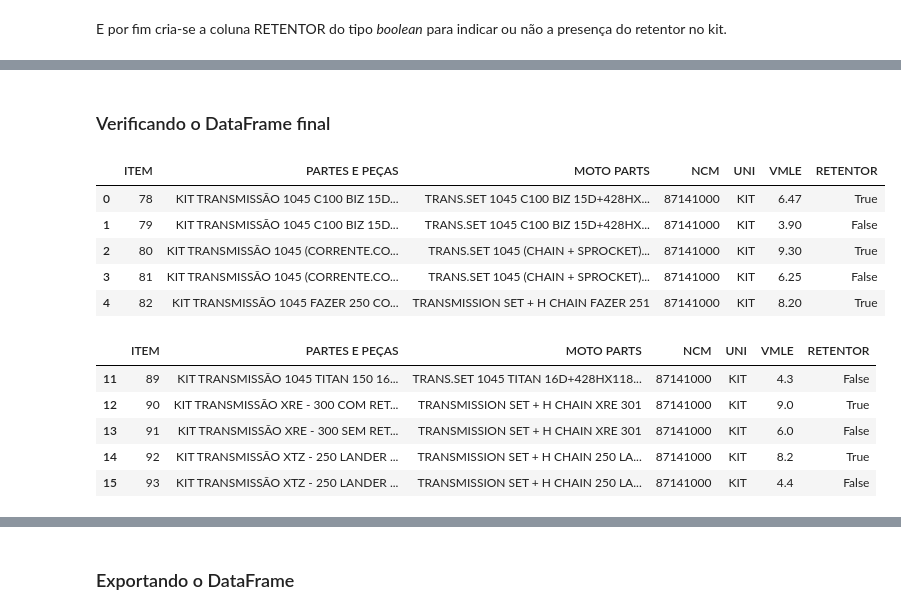
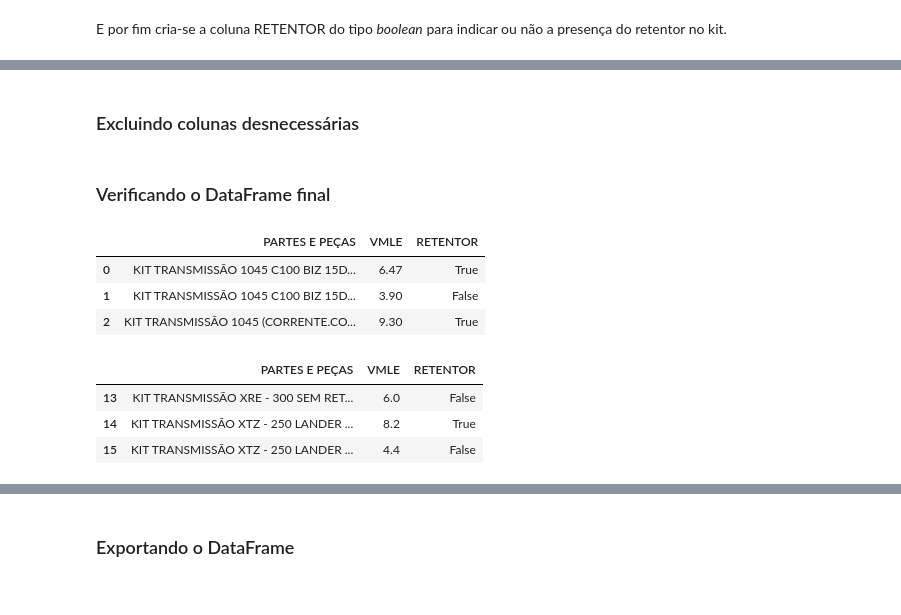
Before and after one commit to kaduleite/TCC_PUC_MG_2021, a Jupyter notebook: notebooks/1b_trataABIMOTO13.ipynb, the cells around one changed output, grey strips where cells are left out. Cells and saved outputs as stored; diff of their text form; code cells hidden in the pictures.

```diff
--- a/notebooks/1b_trataABIMOTO13.ipynb
+++ b/notebooks/1b_trataABIMOTO13.ipynb
@@ -103,22 +103,27 @@ df['RETENTOR'] = df['PARTES E PEÇAS'].apply(retentorAux)
 # %%
 df.reset_index(inplace=True, drop=True)
+# %% [markdown]
+### Excluindo colunas desnecessárias
+# %%
+excluir=['ITEM',
+         'MOTO PARTS',
+         'NCM',
+         'UNI']
+# %%
+df=df.drop(excluir, axis=1)
 # %% [markdown]
 ### Verificando o DataFrame final
 # %%
-df.head()
+df.head(3)
 # %% [output]
-|  | ITEM | PARTES E PEÇAS | MOTO PARTS | NCM | UNI | VMLE | RETENTOR |
-| 0 | 78 | KIT TRANSMISSÃO 1045 C100 BIZ 15D... | TRANS.SET 1045 C100 BIZ 15D+428HX... | 87141000 | KIT | 6.47 | True |
-| 1 | 79 | KIT TRANSMISSÃO 1045 C100 BIZ 15D... | TRANS.SET 1045 C100 BIZ 15D+428HX... | 87141000 | KIT | 3.90 | False |
-| 2 | 80 | KIT TRANSMISSÃO 1045 (CORRENTE.CO... | TRANS.SET 1045 (CHAIN + SPROCKET)... | 87141000 | KIT | 9.30 | True |
-| 3 | 81 | KIT TRANSMISSÃO 1045 (CORRENTE.CO... | TRANS.SET 1045 (CHAIN + SPROCKET)... | 87141000 | KIT | 6.25 | False |
-| 4 | 82 | KIT TRANSMISSÃO 1045 FAZER 250 CO... | TRANSMISSION SET + H CHAIN FAZER 251 | 87141000 | KIT | 8.20 | True |
+|  | PARTES E PEÇAS | VMLE | RETENTOR |
+| 0 | KIT TRANSMISSÃO 1045 C100 BIZ 15D... | 6.47 | True |
+| 1 | KIT TRANSMISSÃO 1045 C100 BIZ 15D... | 3.90 | False |
+| 2 | KIT TRANSMISSÃO 1045 (CORRENTE.CO... | 9.30 | True |
 # %%
-df.tail()
+df.tail(3)
 # %% [output]
-|  | ITEM | PARTES E PEÇAS | MOTO PARTS | NCM | UNI | VMLE | RETENTOR |
-| 11 | 89 | KIT TRANSMISSÃO 1045 TITAN 150 16... | TRANS.SET 1045 TITAN 16D+428HX118... | 87141000 | KIT | 4.3 | False |
-| 12 | 90 | KIT TRANSMISSÃO XRE - 300 COM RET... | TRANSMISSION SET + H CHAIN XRE 301 | 87141000 | KIT | 9.0 | True |
-| 13 | 91 | KIT TRANSMISSÃO XRE - 300 SEM RET... | TRANSMISSION SET + H CHAIN XRE 301 | 87141000 | KIT | 6.0 | False |
-| 14 | 92 | KIT TRANSMISSÃO XTZ - 250 LANDER ... | TRANSMISSION SET + H CHAIN 250 LA... | 87141000 | KIT | 8.2 | True |
-| 15 | 93 | KIT TRANSMISSÃO XTZ - 250 LANDER ... | TRANSMISSION SET + H CHAIN 250 LA... | 87141000 | KIT | 4.4 | False |
+|  | PARTES E PEÇAS | VMLE | RETENTOR |
+| 13 | KIT TRANSMISSÃO XRE - 300 SEM RET... | 6.0 | False |
+| 14 | KIT TRANSMISSÃO XTZ - 250 LANDER ... | 8.2 | True |
+| 15 | KIT TRANSMISSÃO XTZ - 250 LANDER ... | 4.4 | False |
```
Also changed, not shown: parts of 6 cells of this notebook, 6 other files.
